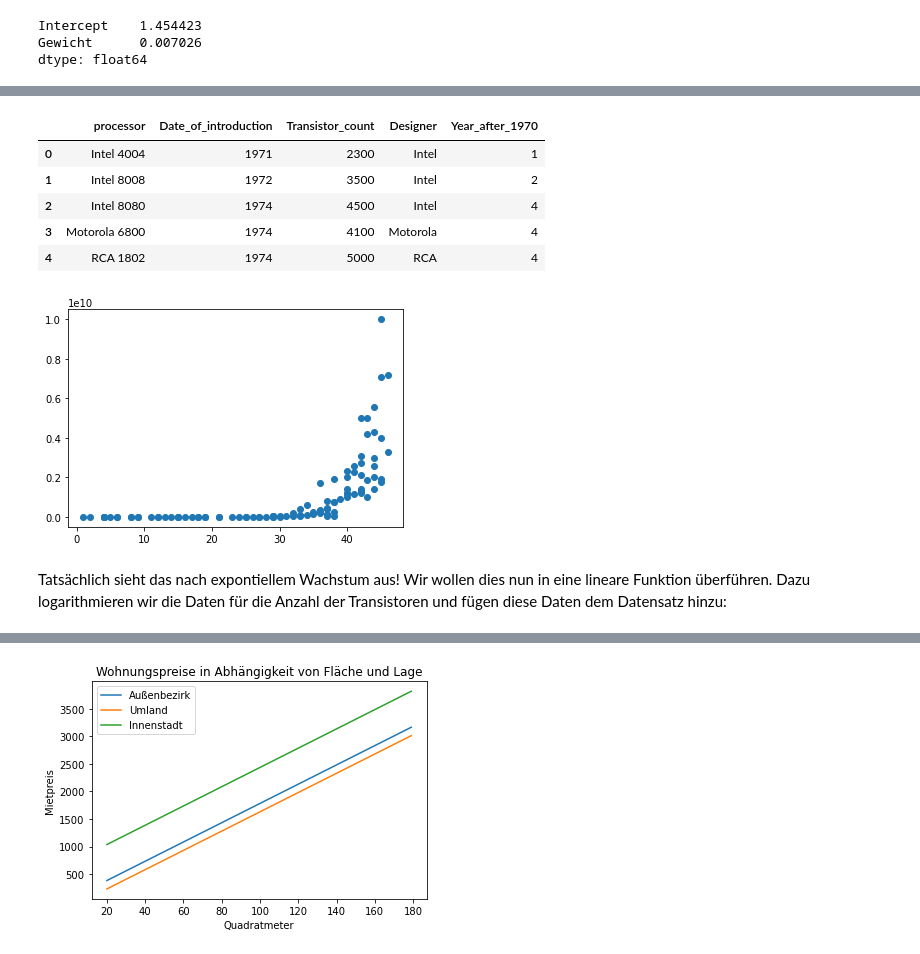
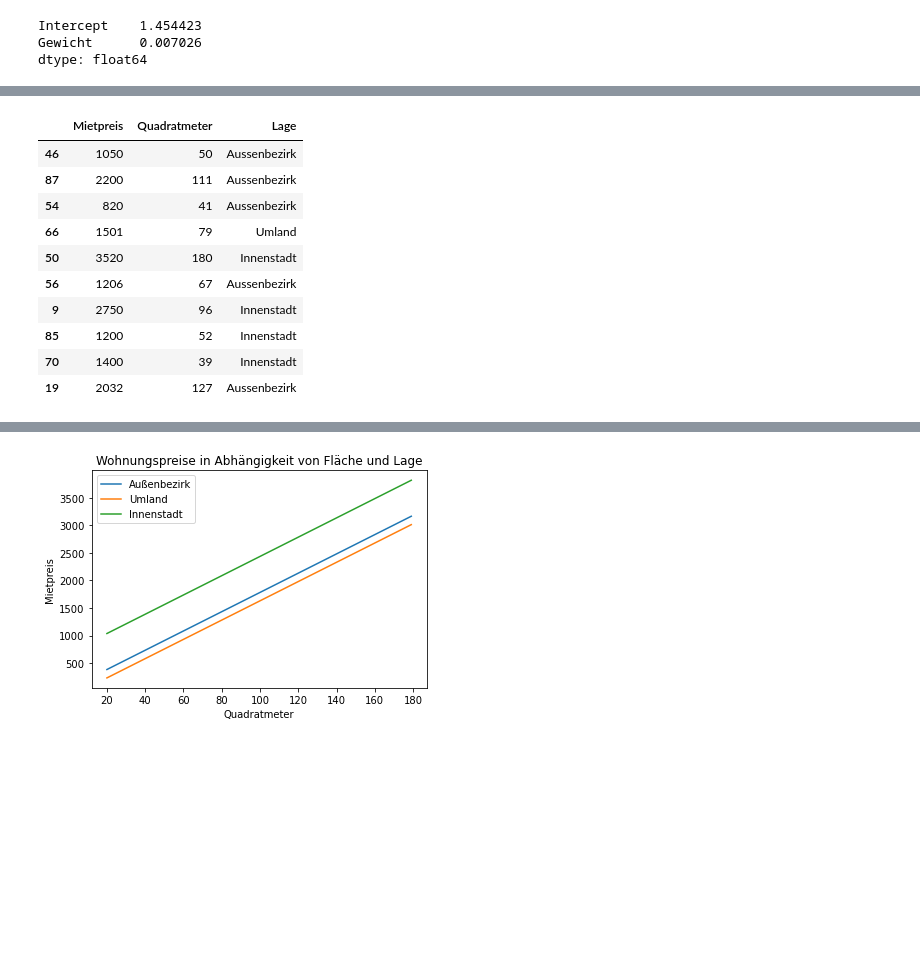
Before and after one commit to troescherw/jupyter_python, a Jupyter notebook: LineareRegression.ipynb, the cells around one changed output, grey strips where cells are left out. Cells and saved outputs as stored; diff of their text form; code cells hidden in the pictures; blank space fills up the shorter version.

```diff
--- a/LineareRegression.ipynb
+++ b/LineareRegression.ipynb
@@ -164,21 +108,17 @@ Als Beispiel betrachten wir das Moorsche Gesetz, das besagt, dass sich alle 2 Ja
 # %%
 import pandas as pd
-
-url = "https://raw.githubusercontent.com/troescherw/datasets/master/transistoren.csv"
+url = "https://raw.githubusercontent.com/troescherw/datasets/master/wohnungen.csv"
 df = pd.read_csv(url, delimiter=";")
-df.head()
+df.sample(10)
 # %% [output]
-|  | processor | Date_of_introduction | Transistor_count | Designer | Year_after_1970 |
-| 0 | Intel 4004 | 1971 | 2300 | Intel | 1 |
-| 1 | Intel 8008 | 1972 | 3500 | Intel | 2 |
-| 2 | Intel 8080 | 1974 | 4500 | Intel | 4 |
-| 3 | Motorola 6800 | 1974 | 4100 | Motorola | 4 |
-| 4 | RCA 1802 | 1974 | 5000 | RCA | 4 |
+|  | Mietpreis | Quadratmeter | Lage |
+| 46 | 1050 | 50 | Aussenbezirk |
+| 87 | 2200 | 111 | Aussenbezirk |
+| 54 | 820 | 41 | Aussenbezirk |
+| 66 | 1501 | 79 | Umland |
+| 50 | 3520 | 180 | Innenstadt |
+| 56 | 1206 | 67 | Aussenbezirk |
+| 9 | 2750 | 96 | Innenstadt |
+| 85 | 1200 | 52 | Innenstadt |
+| 70 | 1400 | 39 | Innenstadt |
+| 19 | 2032 | 127 | Aussenbezirk |
-# %%
-import matplotlib.pyplot as plt
-plt.scatter(df.Year_after_1970, df.Transistor_count)
-plt.show()
-# %% [output]
-[figure, removed]
-# %% [markdown]
-Tatsächlich sieht das nach expontiellem Wachstum aus! Wir wollen dies nun in eine lineare Funktion überführen. Dazu logarithmieren wir die Daten für die Anzahl der Transistoren und fügen diese Daten dem Datensatz hinzu:
```
Also changed, not shown: parts of 34 cells of this notebook, 2 other files.
